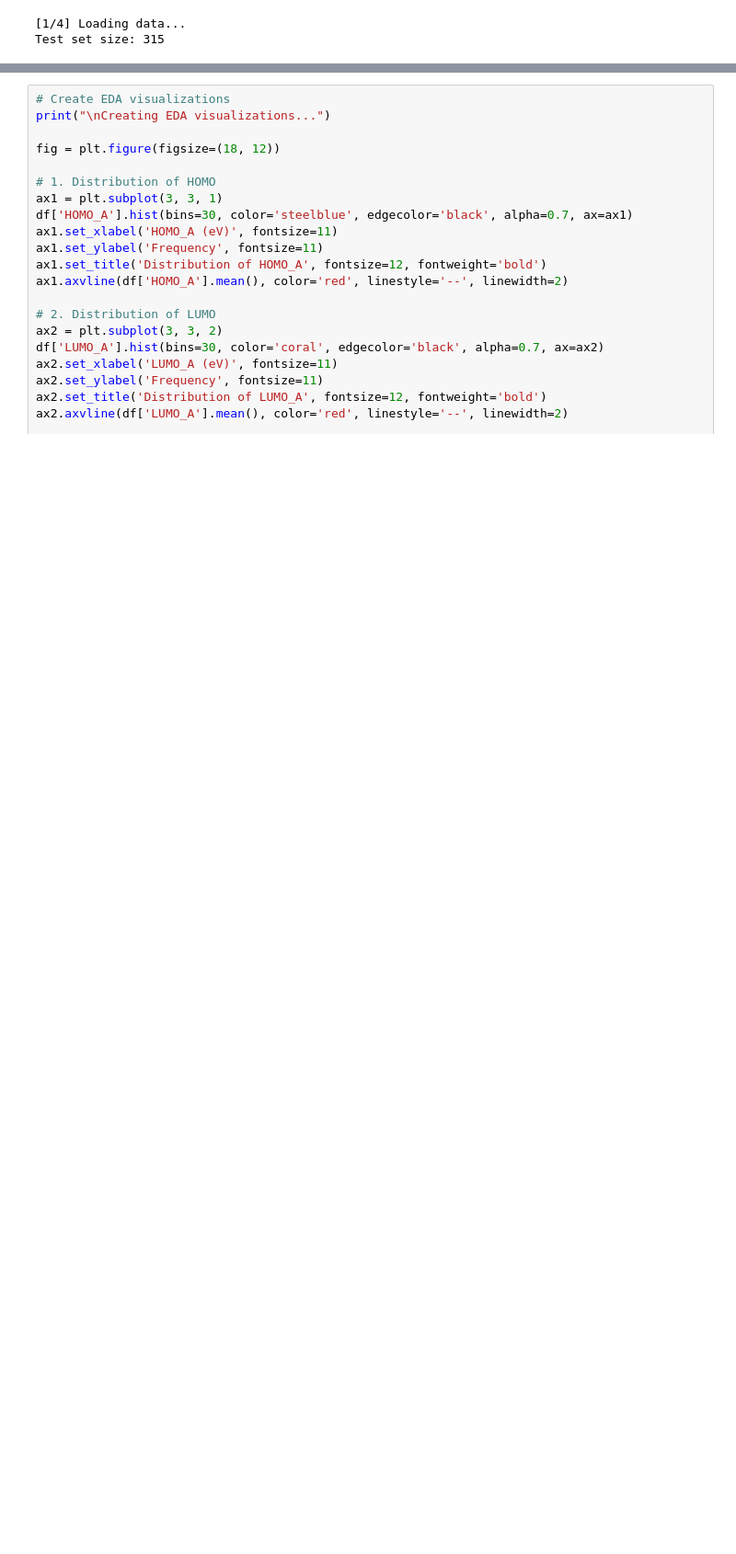
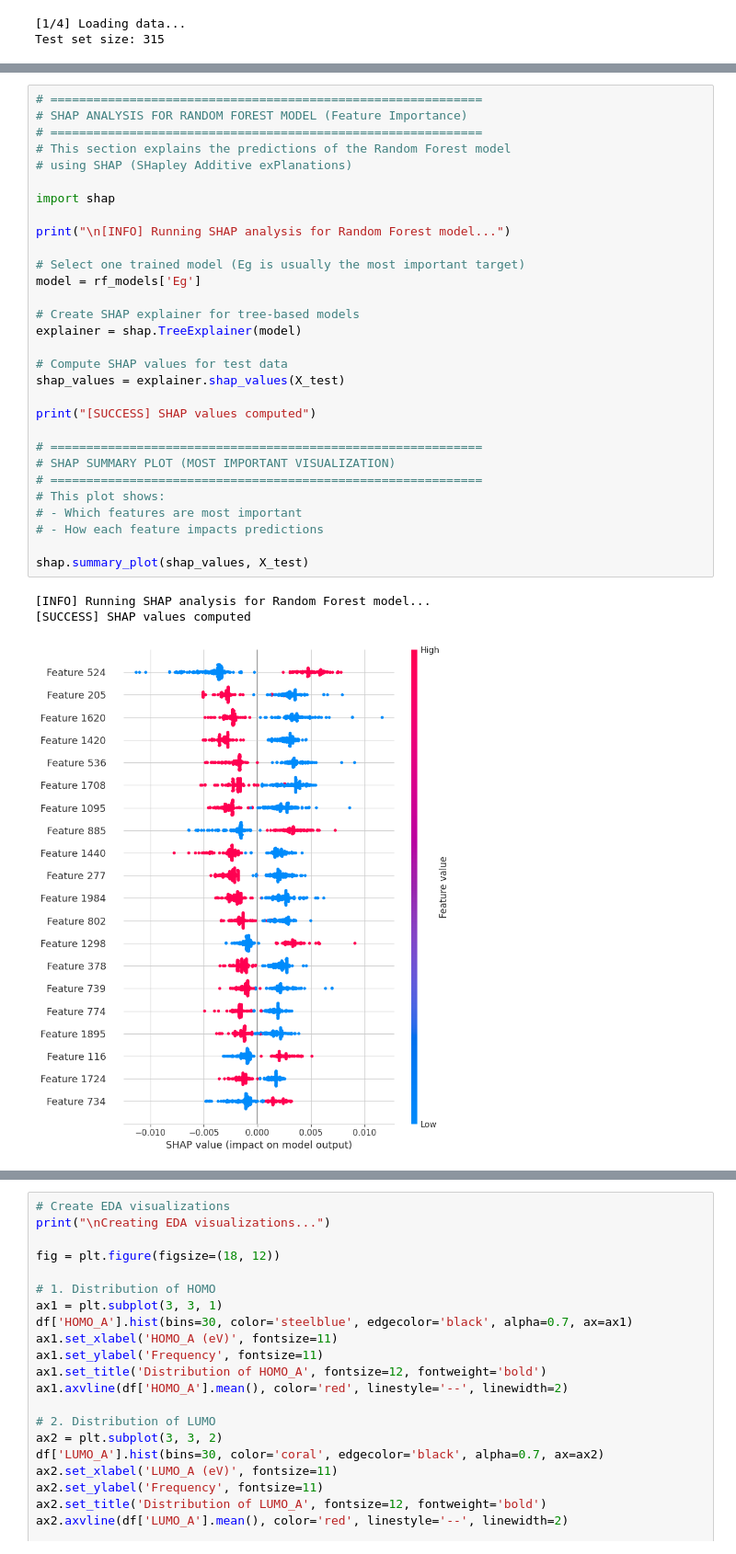
Before and after one commit to Bsamuel-tech/molecular-property-prediction, a Jupyter notebook: Step_4_Evaluation_Visualization.ipynb, the cells around one changed output, grey strips where cells are left out. Shown at 92% size. Saved outputs shown, nothing was run; the diff lists cells and outputs as text; blank space fills up the shorter version.

Commit message:
Added SHAP analysis and quantitative error analysis

```diff
--- a/Step_4_Evaluation_Visualization.ipynb
+++ b/Step_4_Evaluation_Visualization.ipynb
@@ -94,0 +121,34 @@ for prop, y_te in [('HOMO', y_homo_test), ('LUMO', y_lumo_test), ('Eg', y_eg_tes
+# %%
+# ============================================================
+# SHAP ANALYSIS FOR RANDOM FOREST MODEL (Feature Importance)
+# ============================================================
+# This section explains the predictions of the Random Forest model
+# using SHAP (SHapley Additive exPlanations)
+
+import shap
+
+print("\n[INFO] Running SHAP analysis for Random Forest model...")
+
+# Select one trained model (Eg is usually the most important target)
+model = rf_models['Eg']
+
+# Create SHAP explainer for tree-based models
+explainer = shap.TreeExplainer(model)
+
+# Compute SHAP values for test data
+shap_values = explainer.shap_values(X_test)
+
+print("[SUCCESS] SHAP values computed")
+
+# ============================================================
+# SHAP SUMMARY PLOT (MOST IMPORTANT VISUALIZATION)
+# ============================================================
+# This plot shows:
+# - Which features are most important
+# - How each feature impacts predictions
+
+shap.summary_plot(shap_values, X_test)
+# %% [output]
+[INFO] Running SHAP analysis for Random Forest model...
+[SUCCESS] SHAP values computed
+[figure, added]
```
Also changed, not shown: parts of 9 cells of this notebook.
